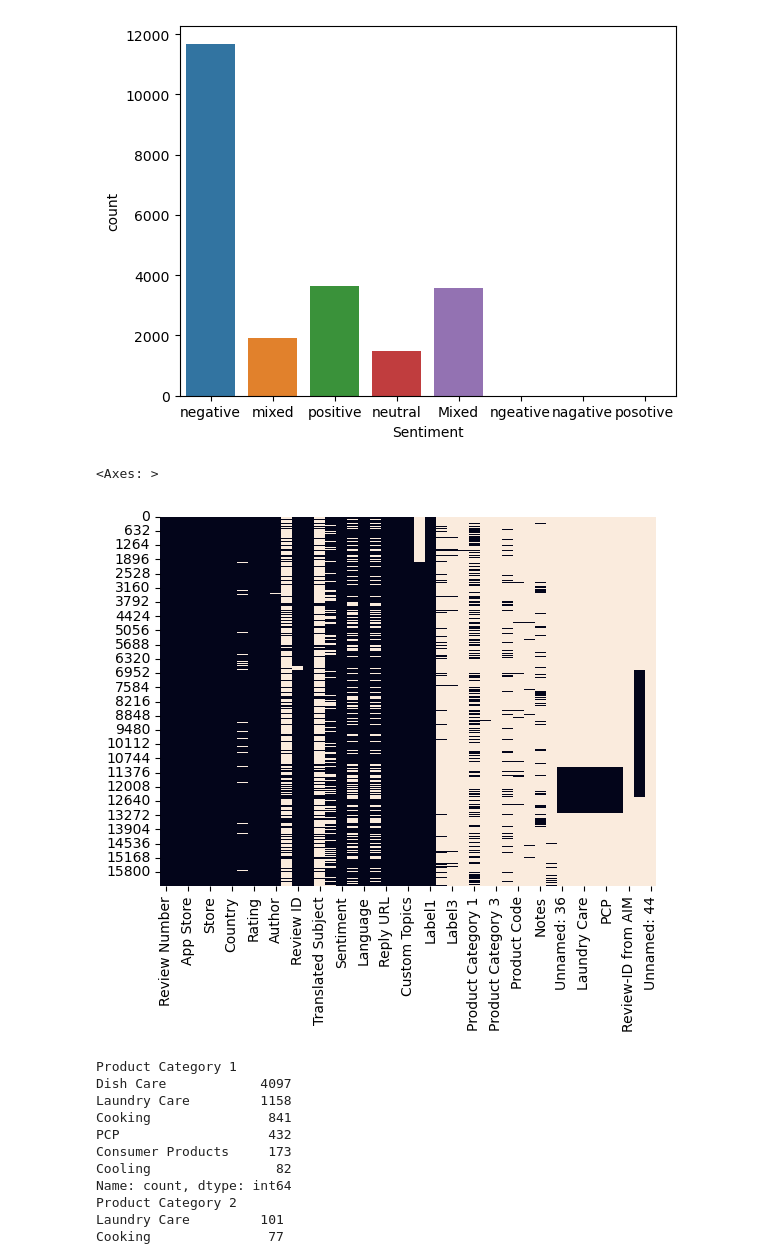
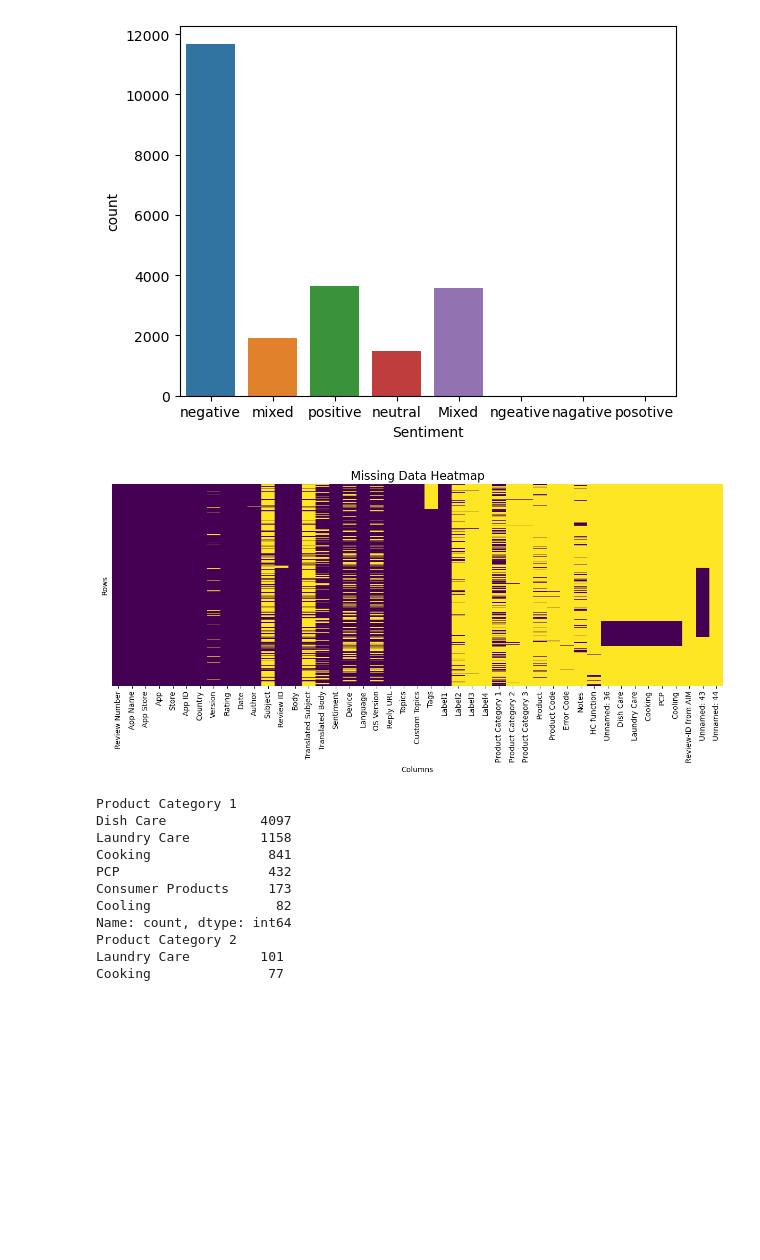
Before and after one commit to Elnaazi/App_Store_Review_Automatization, a Jupyter notebook: cleanedcsv.ipynb, the cells around one changed output. Cells and saved outputs as stored; diff of their text form; code cells hidden in the pictures; blank space fills up the shorter version.

```diff
--- a/cleanedcsv.ipynb
+++ b/cleanedcsv.ipynb
@@ -110,10 +101,20 @@ sns.countplot(data=df, x='Sentiment')
 [figure]
 # %%
 # Missing data visualization
-sns.heatmap(df.isnull(), cbar=False)
+plt.figure(figsize=(12, 6))  # Increase figure size
+sns.heatmap(
+    df.isnull(),
+    cbar=False,
+    cmap="viridis",           # Better color contrast
+    yticklabels=False         # Hide row labels if too many rows
+)
+plt.title("Missing Data Heatmap", fontsize=16)
+plt.xlabel("Columns")
+plt.ylabel("Rows")
+plt.tight_layout()
+plt.show()
 # %% [output]
-<Axes: >
-[figure, old version]
+[figure, new version]
 # %%
 for col in ['Product Category 1', 'Product Category 2', 'Product Category 3', 'Label1', 'Label2', 'Label3','Label4', 'Product']:
     print(df[col].value_counts())
```
Also changed, not shown: parts of 18 cells of this notebook.
